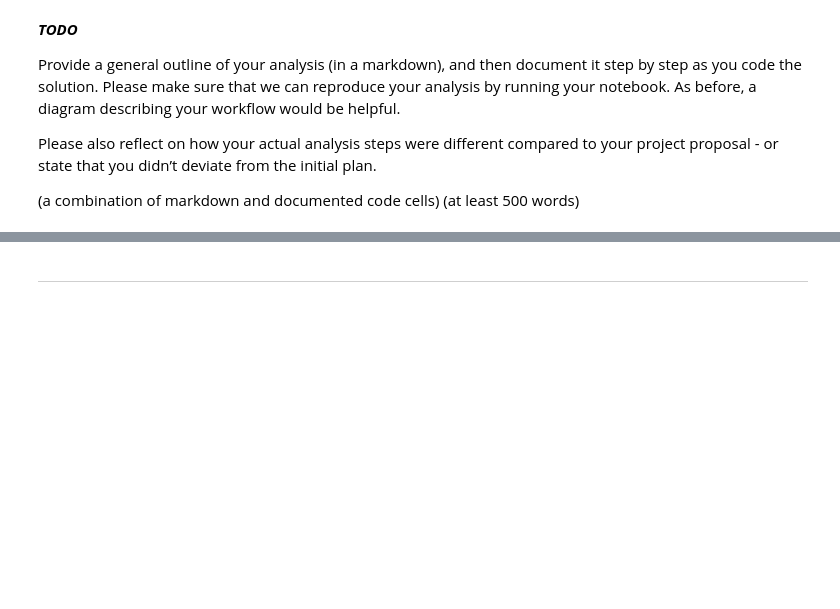
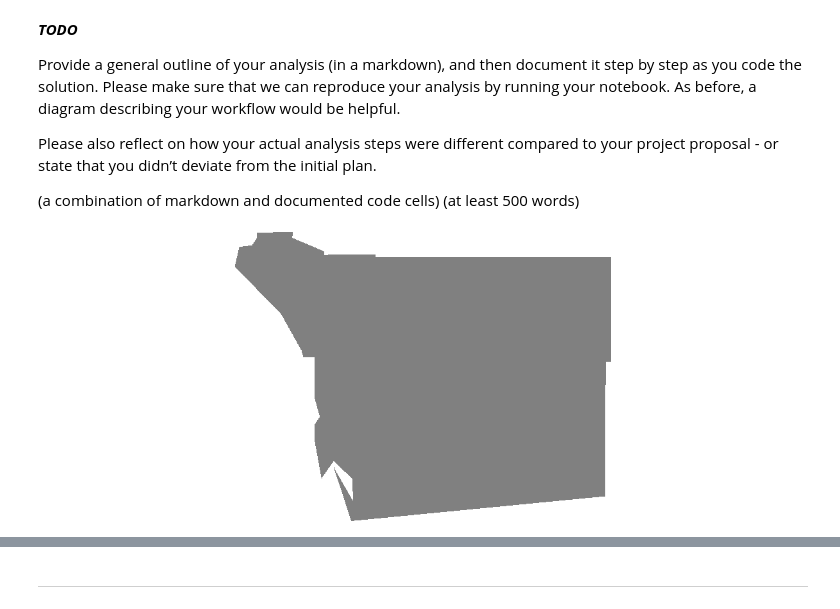
Before and after one commit to e2wang/dsc170_camping, a Jupyter notebook: DSC170_FinalProject.ipynb, the cells around one changed output, grey strips where cells are left out. Cells and saved outputs as stored; diff of their text form; code cells hidden in the pictures; blank space fills up the shorter version.

```diff
--- a/DSC170_FinalProject.ipynb
+++ b/DSC170_FinalProject.ipynb
@@ -382,9 +418,10 @@ air_n = remap(raster=air_clip,
                                 5,6,
                                 6,7,
                                 7,8,
-                                9,10,
-                                11,12,
-                                12,13,
+                                8,9,
+                                9,11,
+                                11,13,
                                 13,584,
-                                584,659],
+                                584,660],
                   output_values=[9,8,7,6,5,4,3,2,1],  astype='U8')
+air_n.compute_histograms(geometry=study_area_geom)
@@ -411,3 +455,8 @@ proposal - or state that you didn’t deviate from the initial plan.
 
 (a combination of markdown and documented code cells)
 (at least 500 words)
+# %%
+result = 0.5*light_pollution_n + 0.5*air_n
+result
+# %% [output]
+[figure, added]
```
Also changed, not shown: parts of 26 cells of this notebook.
